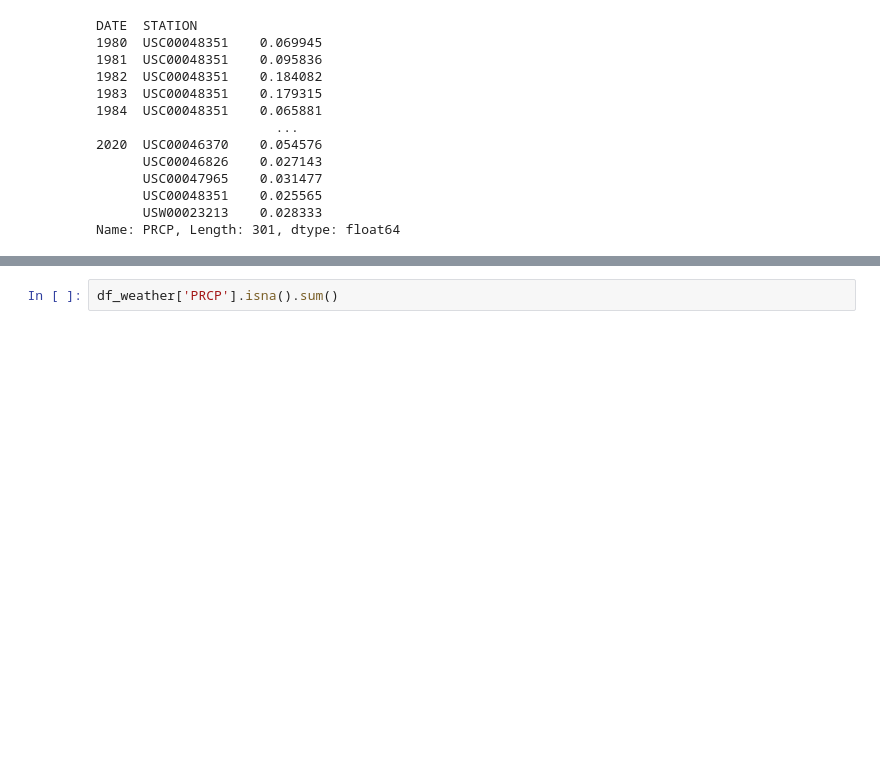
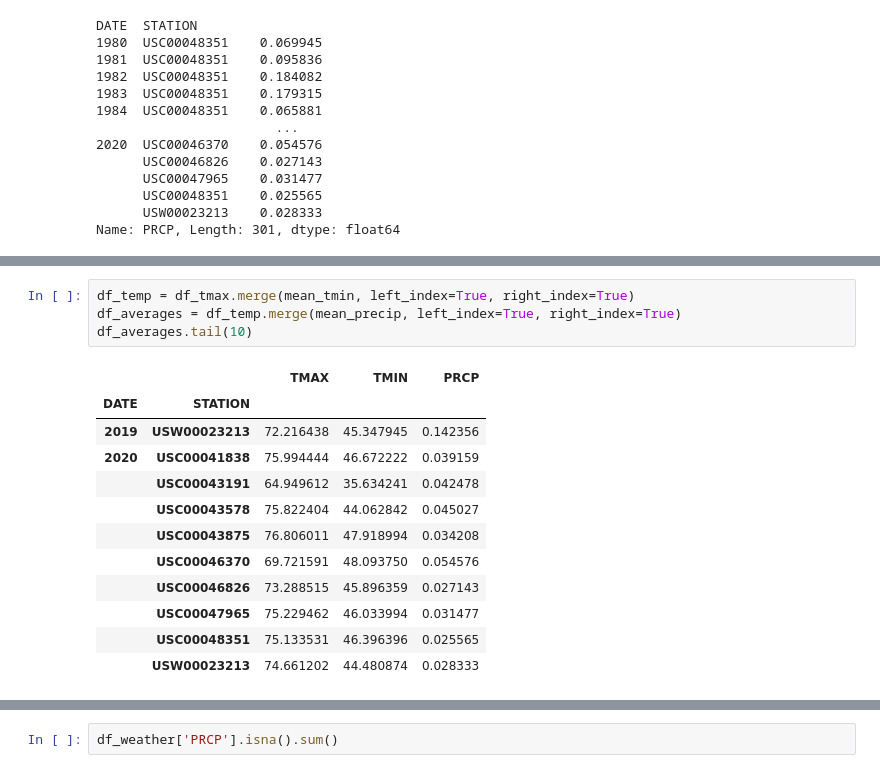
Before and after one commit to coldzonemt/Capstone_2, a Jupyter notebook: Pre-Processing_and_Training.ipynb, the cells around one changed output, grey strips where cells are left out. Drawn from its saved outputs; the diff is of its cells as text; blank space fills up the shorter version.

```diff
--- a/Pre-Processing_and_Training.ipynb
+++ b/Pre-Processing_and_Training.ipynb
@@ -157,0 +158,17 @@ Name: TMAX, Length: 301, dtype: float64
+# %%
+df_temp = df_tmax.merge(mean_tmin, left_index=True, right_index=True)
+df_averages = df_temp.merge(mean_precip, left_index=True, right_index=True)
+df_averages.tail(10)
+# %% [output]
+|  |  | TMAX | TMIN | PRCP |
+| DATE | STATION |  |  |  |
+| 2019 | USW00023213 | 72.216438 | 45.347945 | 0.142356 |
+| 2020 | USC00041838 | 75.994444 | 46.672222 | 0.039159 |
+|  | USC00043191 | 64.949612 | 35.634241 | 0.042478 |
+|  | USC00043578 | 75.822404 | 44.062842 | 0.045027 |
+|  | USC00043875 | 76.806011 | 47.918994 | 0.034208 |
+|  | USC00046370 | 69.721591 | 48.093750 | 0.054576 |
+|  | USC00046826 | 73.288515 | 45.896359 | 0.027143 |
+|  | USC00047965 | 75.229462 | 46.033994 | 0.031477 |
+|  | USC00048351 | 75.133531 | 46.396396 | 0.025565 |
+|  | USW00023213 | 74.661202 | 44.480874 | 0.028333 |
```
Also changed, not shown: parts of 19 cells of this notebook.
